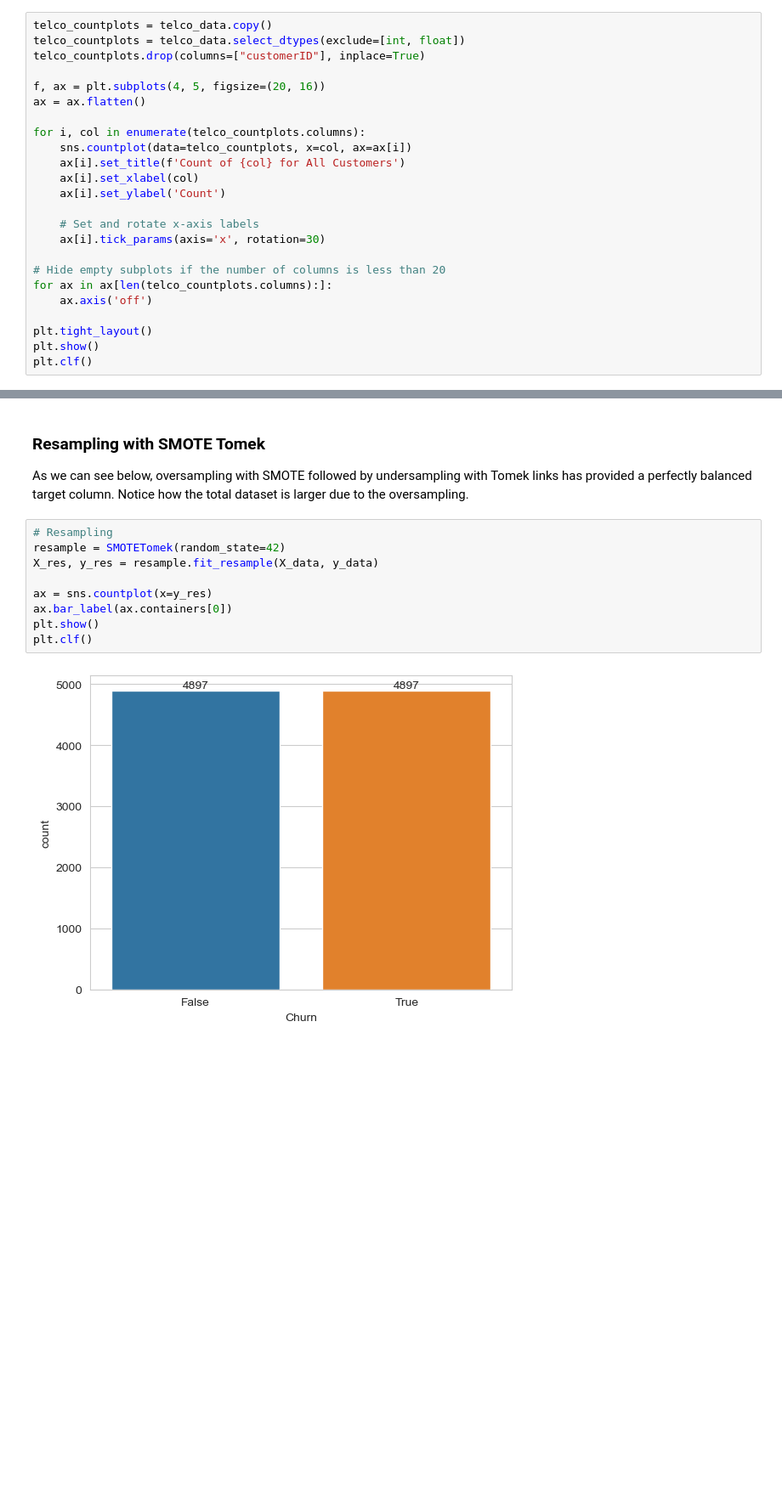
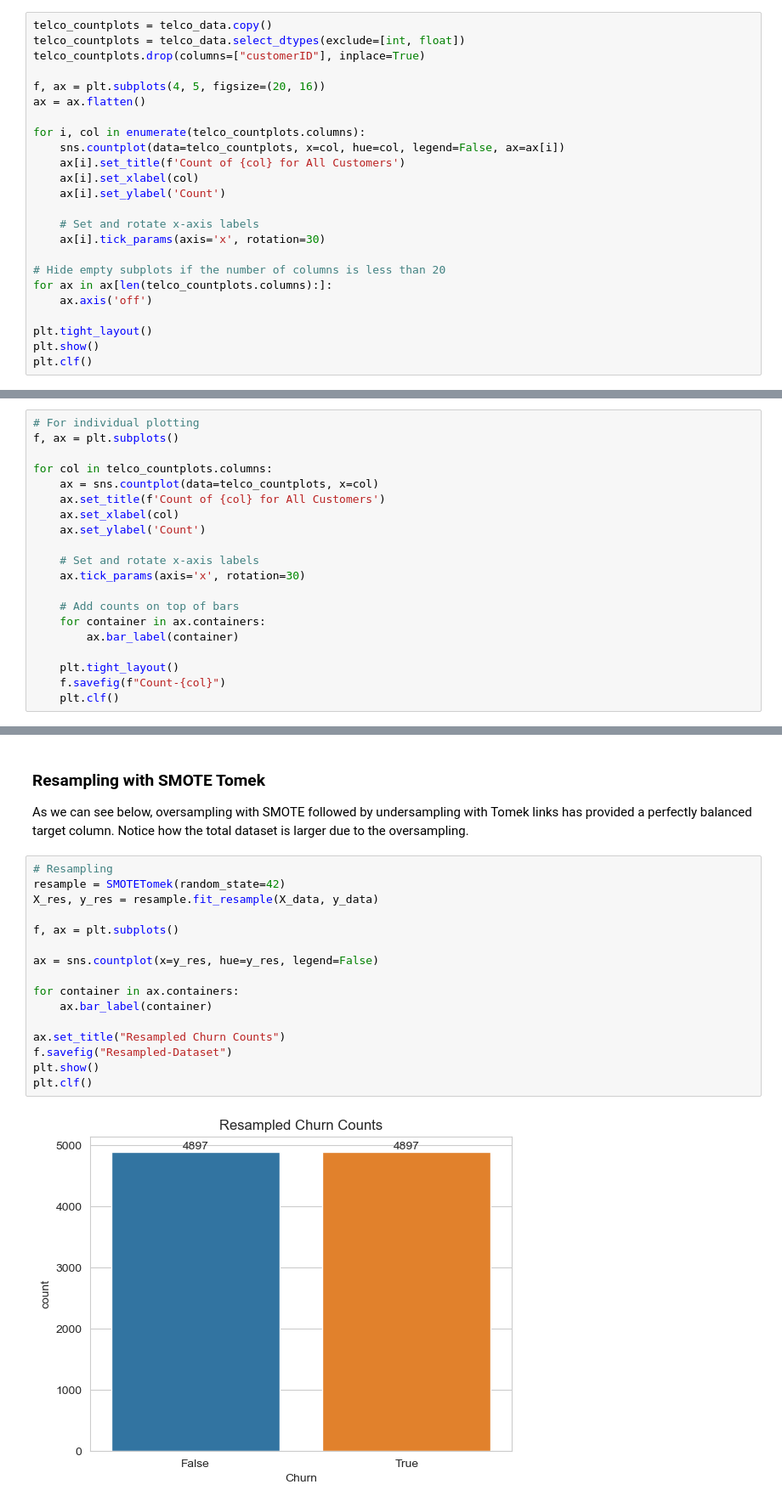
Before and after one commit to JacobMaurice/telco_customer_churn, a Jupyter notebook: Telco_Customer_Churn.ipynb, the cells around one changed output, grey strips where cells are left out. Shown at 85% size. Drawn from its saved outputs; the diff is of its cells as text; blank space fills up the shorter version.

```diff
--- a/Telco_Customer_Churn.ipynb
+++ b/Telco_Customer_Churn.ipynb
@@ -242,7 +262,7 @@ f, ax = plt.subplots(4, 5, figsize=(20, 16))
 ax = ax.flatten()
 
 for i, col in enumerate(telco_countplots.columns):
-    sns.countplot(data=telco_countplots, x=col, ax=ax[i])
+    sns.countplot(data=telco_countplots, x=col, hue=col, legend=False, ax=ax[i])
     ax[i].set_title(f'Count of {col} for All Customers')
     ax[i].set_xlabel(col)
     ax[i].set_ylabel('Count')
@@ -260,3 +280,23 @@ plt.clf()
 # %% [output]
 [figure]
 <Figure size 640x480 with 0 Axes>
+# %%
+# For individual plotting
+f, ax = plt.subplots()
+
+for col in telco_countplots.columns:
+    ax = sns.countplot(data=telco_countplots, x=col)
+    ax.set_title(f'Count of {col} for All Customers')
+    ax.set_xlabel(col)
+    ax.set_ylabel('Count')
+
+    # Set and rotate x-axis labels
+    ax.tick_params(axis='x', rotation=30)
+
+    # Add counts on top of bars
+    for container in ax.containers:
+        ax.bar_label(container)
+
+    plt.tight_layout()
+    f.savefig(f"Count-{col}")
+    plt.clf()
@@ -526,14 +813,21 @@ As we can see below, oversampling with SMOTE followed by undersampling with Tome
 # %%
 # Resampling
 resample = SMOTETomek(random_state=42)
 X_res, y_res = resample.fit_resample(X_data, y_data)
 
-ax = sns.countplot(x=y_res)
-ax.bar_label(ax.containers[0])
+f, ax = plt.subplots()
+
+ax = sns.countplot(x=y_res, hue=y_res, legend=False)
+
+for container in ax.containers:
+    ax.bar_label(container)
+
+ax.set_title("Resampled Churn Counts")
+f.savefig("Resampled-Dataset")
 plt.show()
 plt.clf()
 # %% [output]
-[figure, old version]
+[figure, new version]
 <Figure size 640x480 with 0 Axes>
 # %%
 classifier_names = ["LogisticRegression",
```
Also changed, not shown: parts of 18 cells of this notebook.
